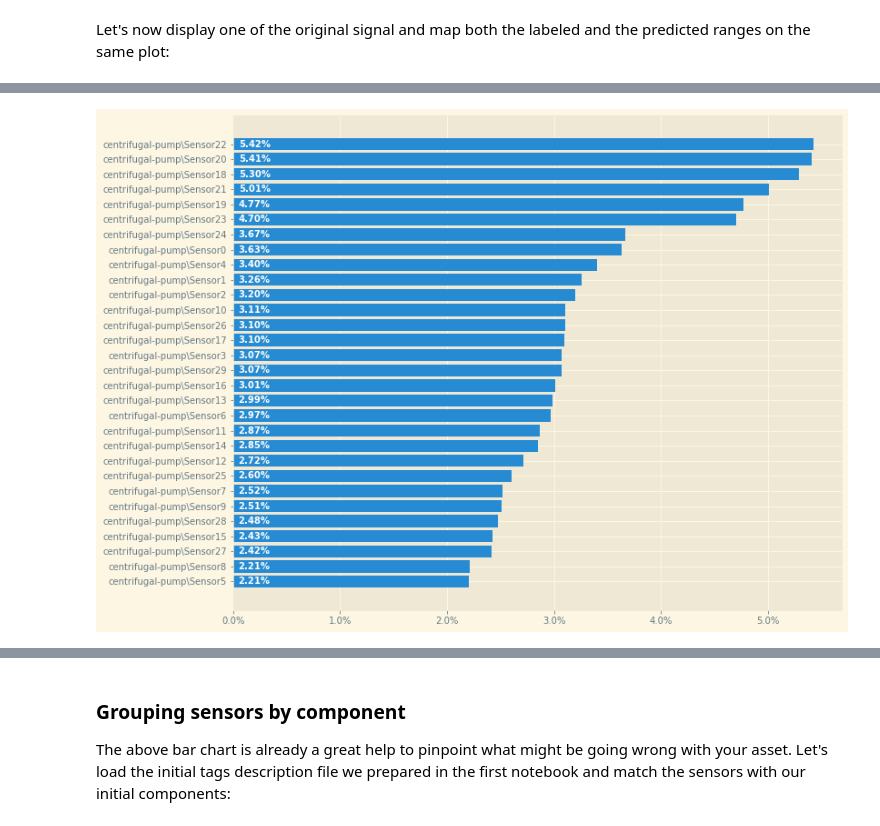
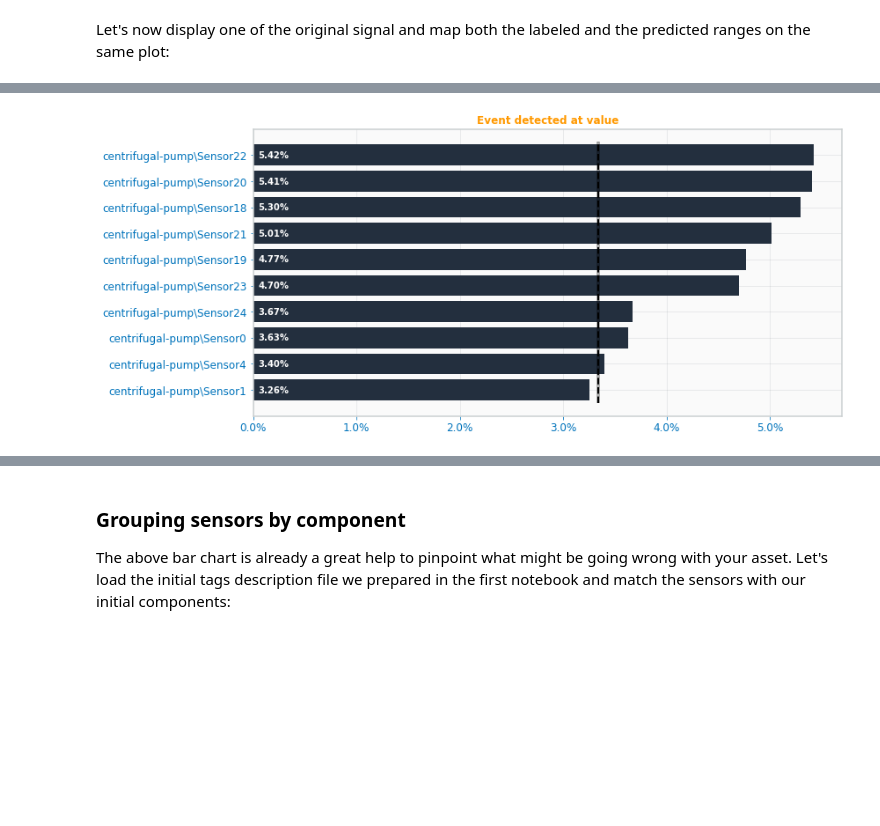
Before and after one commit to aws-samples/amazon-lookout-for-equipment, a Jupyter notebook: getting_started/completed-notebooks/4_model_evaluation.ipynb, the cells around one changed output, grey strips where cells are left out. Drawn from its saved outputs; the diff is of its cells as text; code cells hidden in the pictures; blank space fills up the shorter version.

```diff
--- a/getting_started/completed-notebooks/4_model_evaluation.ipynb
+++ b/getting_started/completed-notebooks/4_model_evaluation.ipynb
@@ -209,27 +211,12 @@ fig, axes = lookout.plot_timeseries(
 Each detected event have some detailed diagnostics stored in JSON format. Let's unpack the event details for the first large event and plot a similar bar chart than what the console provides:
 
 ![Event details](assets/model-diagnostics.png)
-# %%
-# Let's get the event details:
-first_event_details = predicted_ranges.loc[1, 'diagnostics']
-first_event_details = pd.DataFrame(first_event_details).sort_values(by='value', ascending=False).reset_index(drop=True)
-first_event_details = first_event_details.sort_values(by='value')
-
-# We can then plot a horizontal bar chart:
-y_pos = np.arange(first_event_details.shape[0])
-values = list(first_event_details['value'])
-
-fig = plt.figure(figsize=(12,10))
-ax = plt.subplot(1,1,1)
-ax.barh(y_pos, first_event_details['value'], align='center')
-ax.set_yticks(y_pos)
-ax.set_yticklabels(first_event_details['name'])
-ax.xaxis.set_major_formatter(mtick.PercentFormatter(1.0))
-
-# Add the values in each bar:
-for i, v in enumerate(values):
-    ax.text(0.0005, i, f'{v*100:.2f}%', color='#FFFFFF', fontweight='bold', verticalalignment='center')
-
-plt.show()
-# %% [output]
-[figure, removed]
+# %%
+# Let's get the details for one of the event:
+first_event_details = predicted_ranges.loc[1, 'diagnostics']
+first_event_details = pd.DataFrame(first_event_details).sort_values(by='value', ascending=False).reset_index(drop=True)
+first_event_details = first_event_details.sort_values(by='value')
+
+fig, ax = lookout.plot.plot_event_barh(first_event_details.iloc[0:, 0:2])
+# %% [output]
+[figure, added]
```
Also changed, not shown: parts of 16 cells of this notebook, 20 other files.
